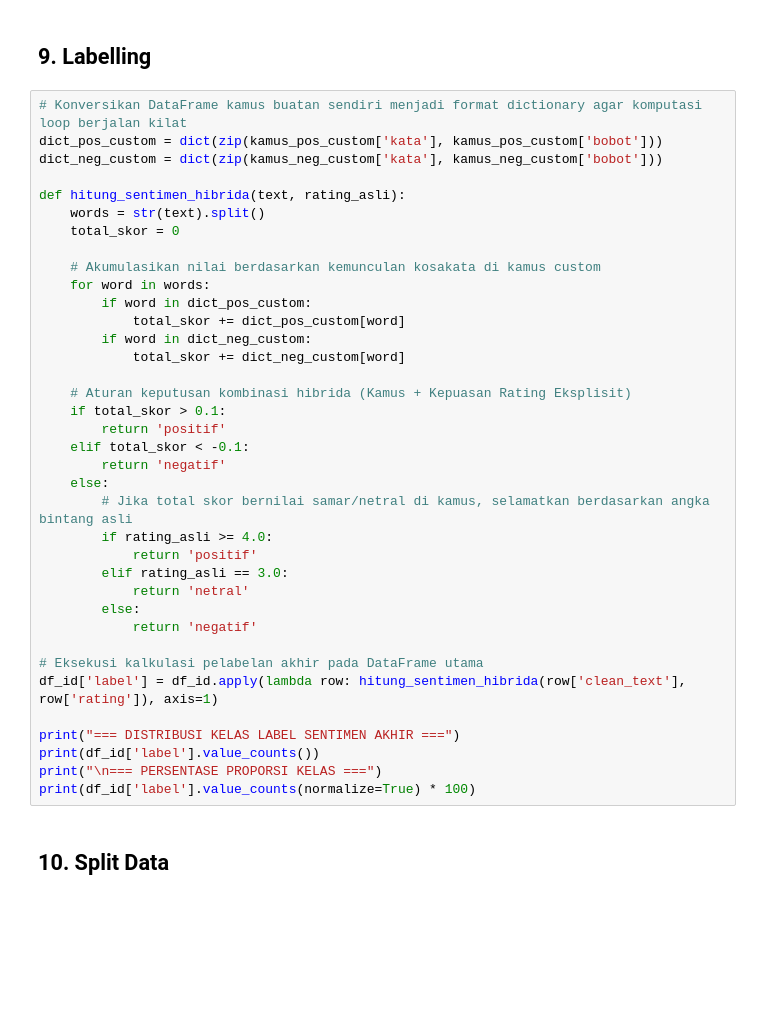
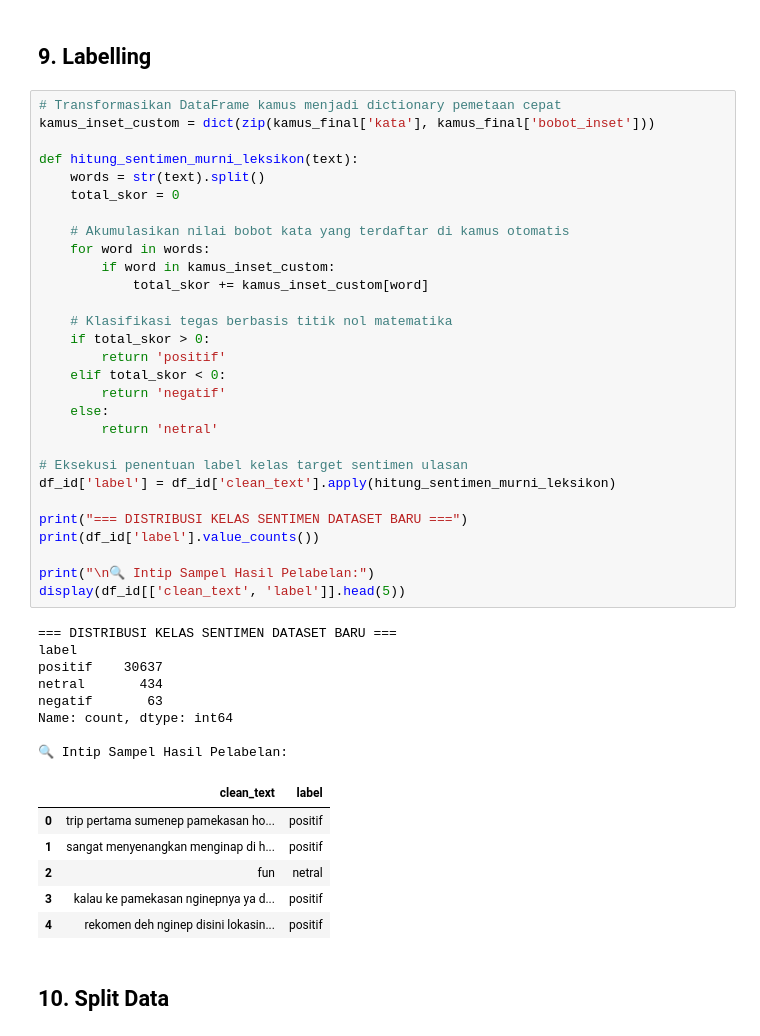
Before and after one commit to NicoDwiPutra/A, a Jupyter notebook: if-pariwisata.ipynb, the cells around one changed output. Cells and saved outputs as stored; diff of their text form; blank space fills up the shorter version.

```diff
--- a/if-pariwisata.ipynb
+++ b/if-pariwisata.ipynb
@@ -309,42 +347,49 @@ display(kamus_final.tail(10))
 # %% [markdown]
 ## 9. Labelling
 # %%
-# Konversikan DataFrame kamus buatan sendiri menjadi format dictionary agar komputasi loop berjalan kilat
-dict_pos_custom = dict(zip(kamus_pos_custom['kata'], kamus_pos_custom['bobot']))
-dict_neg_custom = dict(zip(kamus_neg_custom['kata'], kamus_neg_custom['bobot']))
+# Transformasikan DataFrame kamus menjadi dictionary pemetaan cepat
+kamus_inset_custom = dict(zip(kamus_final['kata'], kamus_final['bobot_inset']))
 
-def hitung_sentimen_hibrida(text, rating_asli):
+def hitung_sentimen_murni_leksikon(text):
     words = str(text).split()
     total_skor = 0
 
-    # Akumulasikan nilai berdasarkan kemunculan kosakata di kamus custom
+    # Akumulasikan nilai bobot kata yang terdaftar di kamus otomatis
     for word in words:
-        if word in dict_pos_custom:
-            total_skor += dict_pos_custom[word]
-        if word in dict_neg_custom:
-            total_skor += dict_neg_custom[word]
+        if word in kamus_inset_custom:
+            total_skor += kamus_inset_custom[word]
 
-    # Aturan keputusan kombinasi hibrida (Kamus + Kepuasan Rating Eksplisit)
-    if total_skor > 0.1:
+    # Klasifikasi tegas berbasis titik nol matematika
+    if total_skor > 0:
         return 'positif'
-    elif total_skor < -0.1:
+    elif total_skor < 0:
         return 'negatif'
     else:
-        # Jika total skor bernilai samar/netral di kamus, selamatkan berdasarkan angka bintang asli
-        if rating_asli >= 4.0:
-            return 'positif'
-        elif rating_asli == 3.0:
-            return 'netral'
-        else:
-            return 'negatif'
+        return 'netral'
 
-# Eksekusi kalkulasi pelabelan akhir pada DataFrame utama
-df_id['label'] = df_id.apply(lambda row: hitung_sentimen_hibrida(row['clean_text'], row['rating']), axis=1)
+# Eksekusi penentuan label kelas target sentimen ulasan
+df_id['label'] = df_id['clean_text'].apply(hitung_sentimen_murni_leksikon)
 
-print("=== DISTRIBUSI KELAS LABEL SENTIMEN AKHIR ===")
+print("=== DISTRIBUSI KELAS SENTIMEN DATASET BARU ===")
 print(df_id['label'].value_counts())
-print("\n=== PERSENTASE PROPORSI KELAS ===")
-print(df_id['label'].value_counts(normalize=True) * 100)
+
+print("\n🔍 Intip Sampel Hasil Pelabelan:")
+display(df_id[['clean_text', 'label']].head(5))
+# %% [output]
+=== DISTRIBUSI KELAS SENTIMEN DATASET BARU ===
+label
+positif    30637
+netral       434
+negatif       63
+Name: count, dtype: int64
+
+🔍 Intip Sampel Hasil Pelabelan:
+|  | clean_text | label |
+| 0 | trip pertama sumenep pamekasan ho... | positif |
+| 1 | sangat menyenangkan menginap di h... | positif |
+| 2 | fun | netral |
+| 3 | kalau ke pamekasan nginepnya ya d... | positif |
+| 4 | rekomen deh nginep disini lokasin... | positif |
 # %% [markdown]
 ## 10. Split Data
 # %%
```
Also changed, not shown: parts of 11 cells of this notebook.
